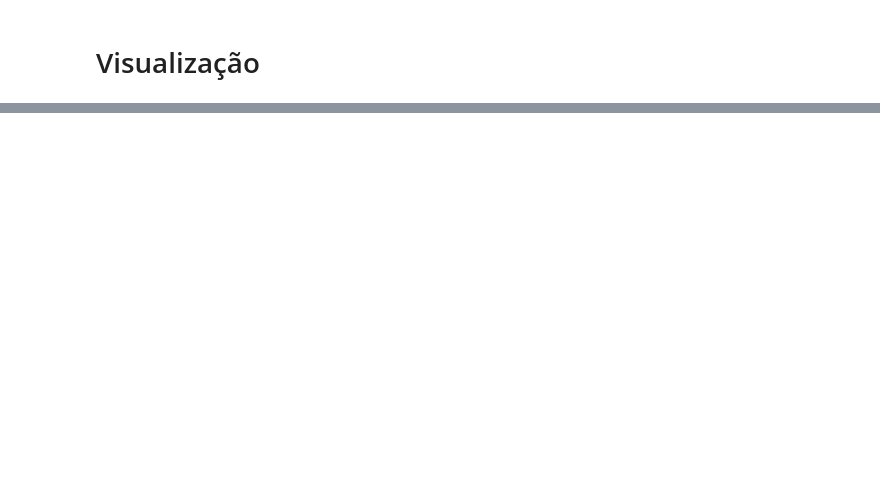
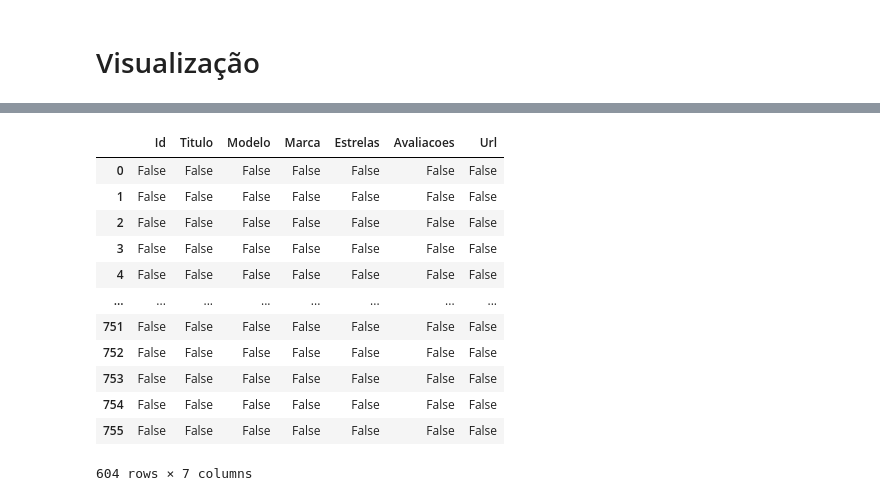
Before and after one commit to clauciof/LowesCrawler, a Jupyter notebook: lowescrawler/spiders/Lowes Analysis.ipynb, the cells around one changed output, grey strips where cells are left out. Cells and saved outputs as stored; diff of their text form; code cells hidden in the pictures; blank space fills up the shorter version.

```diff
--- a/lowescrawler/spiders/Lowes Analysis.ipynb
+++ b/lowescrawler/spiders/Lowes Analysis.ipynb
@@ -73,0 +76,16 @@ sns.barplot(x=list(d_avaliacoes_order.keys()), y=list(d_avaliacoes_order.values(
+# %%
+d
+# %% [output]
+|  | Id | Titulo | Modelo | Marca | Estrelas | Avaliacoes | Url |
+| 0 | False | False | False | False | False | False | False |
+| 1 | False | False | False | False | False | False | False |
+| 2 | False | False | False | False | False | False | False |
+| 3 | False | False | False | False | False | False | False |
+| 4 | False | False | False | False | False | False | False |
+| ... | ... | ... | ... | ... | ... | ... | ... |
+| 751 | False | False | False | False | False | False | False |
+| 752 | False | False | False | False | False | False | False |
+| 753 | False | False | False | False | False | False | False |
+| 754 | False | False | False | False | False | False | False |
+| 755 | False | False | False | False | False | False | False |
+604 rows × 7 columns
```
Also changed, not shown: parts of 7 cells of this notebook, 2 other files.
